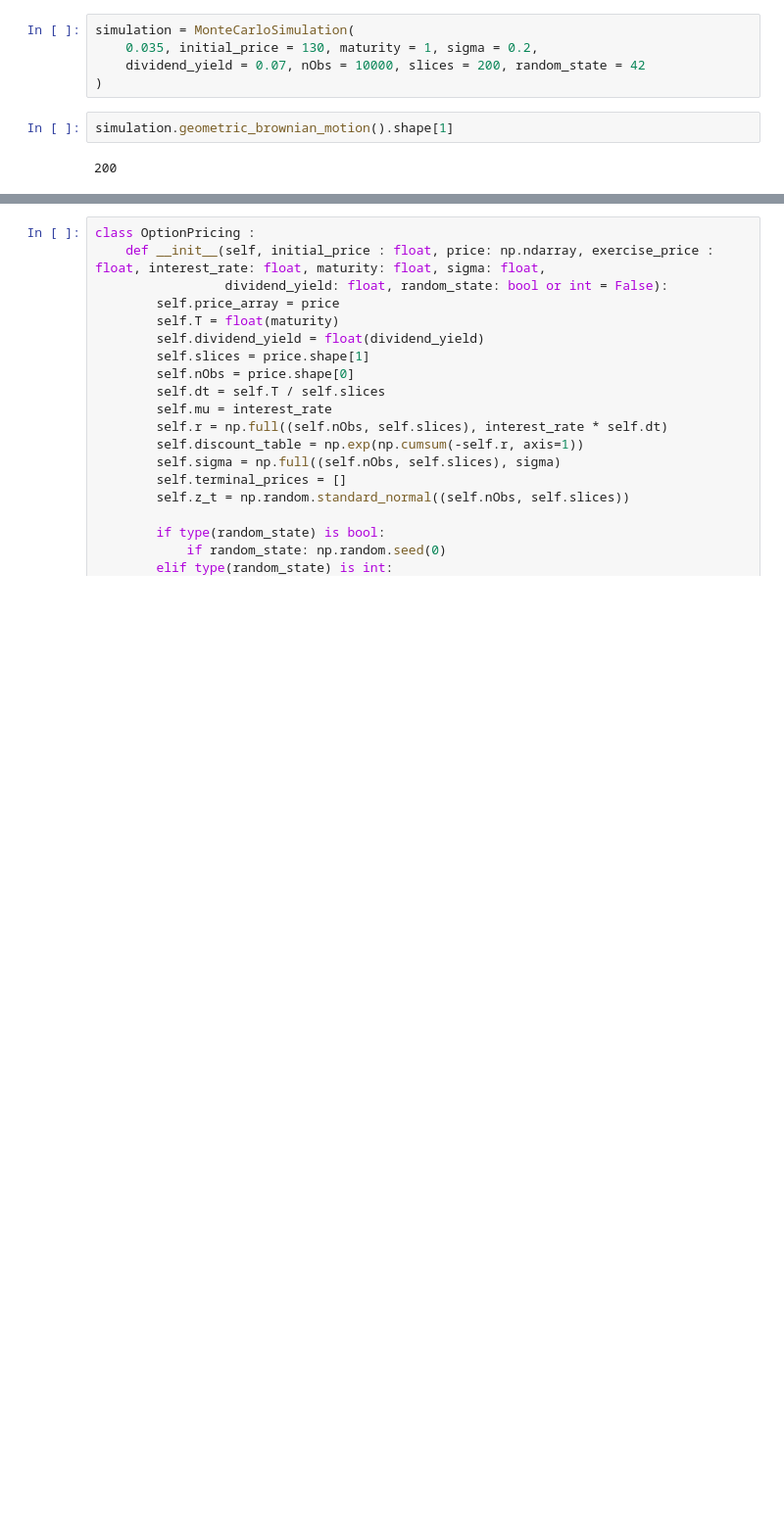
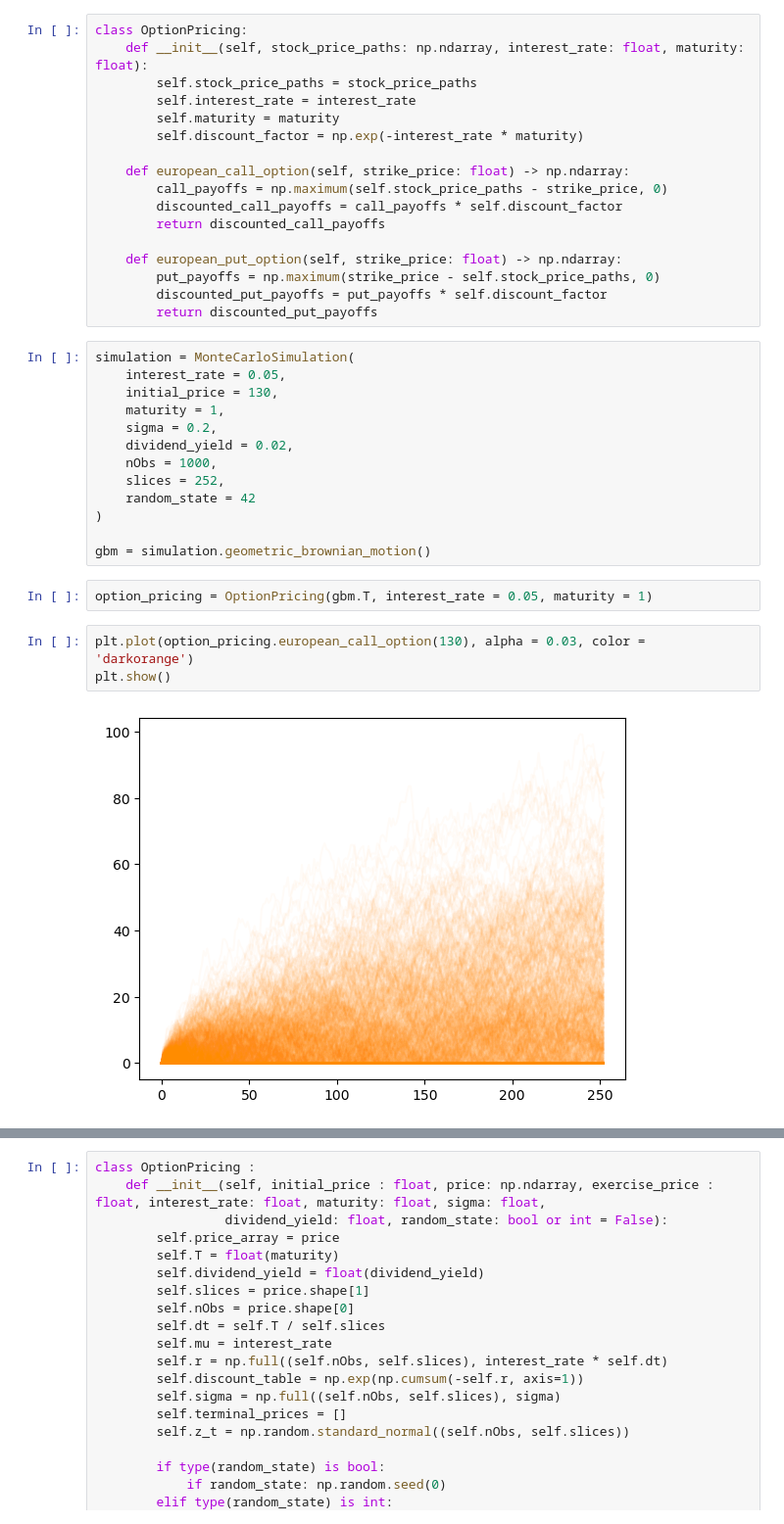
Before and after one commit to Tommylee1013/FinancialMachineLearning, a Jupyter notebook: Pricing/Option Pricing.ipynb, the cells around one changed output, grey strips where cells are left out. Shown: that part at 98% size. Cells and saved outputs as stored; diff of their text form; blank space fills up the shorter version.

Commit message:
option pricing update

```diff
--- a/Pricing/Option Pricing.ipynb
+++ b/Pricing/Option Pricing.ipynb
@@ -3,11 +4,39 @@ from FinancialMachineLearning.generator.stochasticprocess import MonteCarloSimul
 import numpy as np
 import scipy.stats as ss
-# %%
-simulation = MonteCarloSimulation(
-    0.035, initial_price = 130, maturity = 1, sigma = 0.2,
-    dividend_yield = 0.07, nObs = 10000, slices = 200, random_state = 42
-)
-# %%
-simulation.geometric_brownian_motion().shape[1]
-# %% [output]
-200
+# %%
+class OptionPricing:
+    def __init__(self, stock_price_paths: np.ndarray, interest_rate: float, maturity: float):
+        self.stock_price_paths = stock_price_paths
+        self.interest_rate = interest_rate
+        self.maturity = maturity
+        self.discount_factor = np.exp(-interest_rate * maturity)
+
+    def european_call_option(self, strike_price: float) -> np.ndarray:
+        call_payoffs = np.maximum(self.stock_price_paths - strike_price, 0)
+        discounted_call_payoffs = call_payoffs * self.discount_factor
+        return discounted_call_payoffs
+
+    def european_put_option(self, strike_price: float) -> np.ndarray:
+        put_payoffs = np.maximum(strike_price - self.stock_price_paths, 0)
+        discounted_put_payoffs = put_payoffs * self.discount_factor
+        return discounted_put_payoffs
+# %%
+simulation = MonteCarloSimulation(
+    interest_rate = 0.05,
+    initial_price = 130,
+    maturity = 1,
+    sigma = 0.2,
+    dividend_yield = 0.02,
+    nObs = 1000,
+    slices = 252,
+    random_state = 42
+)
+
+gbm = simulation.geometric_brownian_motion()
+# %%
+option_pricing = OptionPricing(gbm.T, interest_rate = 0.05, maturity = 1)
+# %%
+plt.plot(option_pricing.european_call_option(130), alpha = 0.03, color = 'darkorange')
+plt.show()
+# %% [output]
+[figure, added]
```
Also changed, not shown: parts of 4 cells of this notebook, 1 other file.
